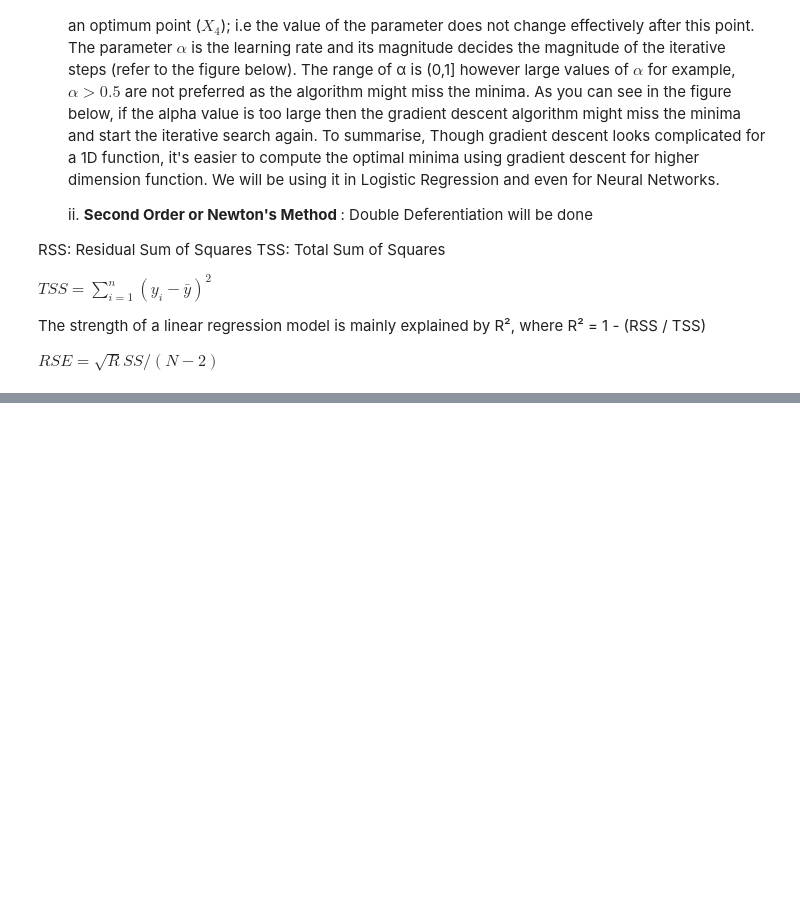
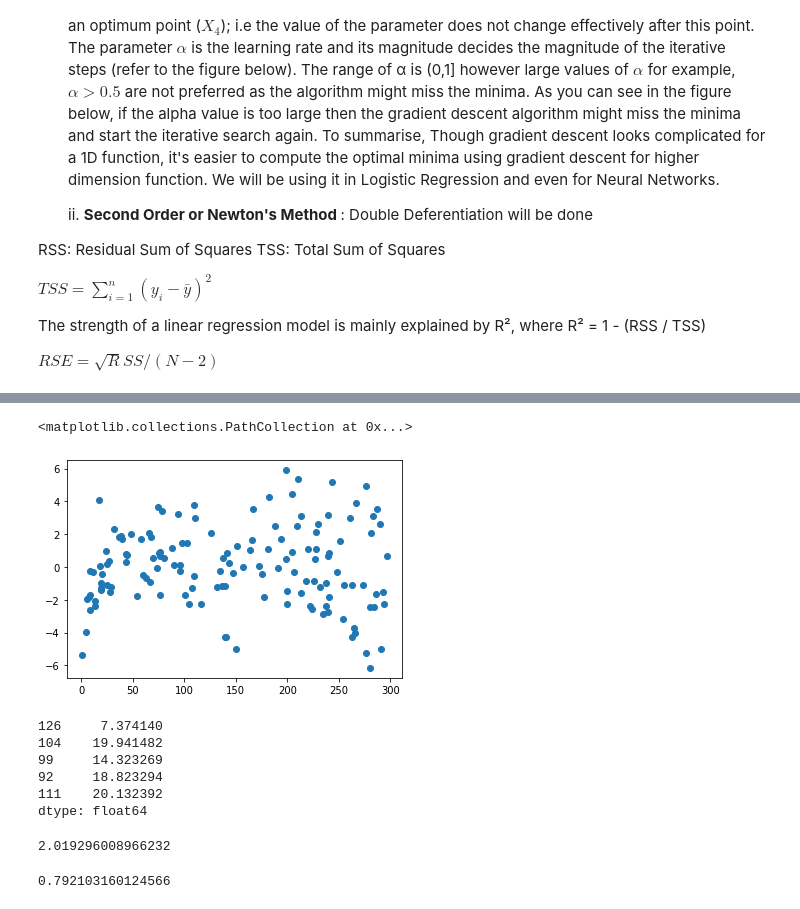
Before and after one commit to prabhatm0307/ai-ml, a Jupyter notebook: 3.Machine Learning -1/Linear Regression.ipynb, the cells around one changed output, grey strips where cells are left out. Saved outputs shown, nothing was run; the diff lists cells and outputs as text; code cells hidden in the pictures; blank space fills up the shorter version.

```diff
--- a/3.Machine Learning -1/Linear Regression.ipynb
+++ b/3.Machine Learning -1/Linear Regression.ipynb
@@ -106,0 +215,5 @@ Successfully installed SKLearn-0.0
+# %%
+plt.scatter(X_train,res)
+# %% [output]
+<matplotlib.collections.PathCollection at 0x...>
+[figure, added]
@@ -106,0 +223,18 @@ Successfully installed SKLearn-0.0
+# %%
+y_pred.head(5)
+# %% [output]
+126     7.374140
+104    19.941482
+99     14.323269
+92     18.823294
+111    20.132392
+dtype: float64
+# %%
+np.sqrt(mean_squared_error(y_pred, y_test))
+# %% [output]
+2.019296008966232
+# %%
+r_squared=r2_score(y_test,y_pred)
+r_squared
+# %% [output]
+0.792103160124566
```
Also changed, not shown: parts of 15 cells of this notebook, 8 other files.
